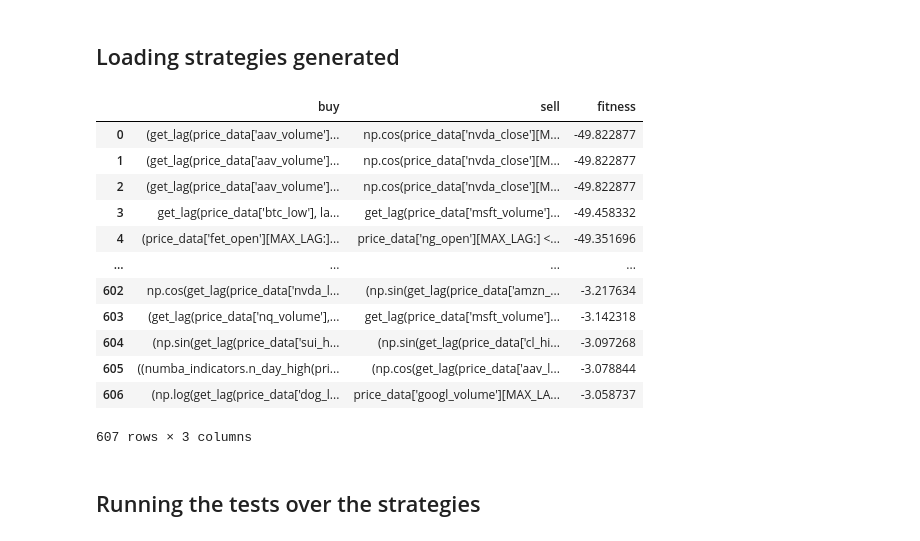
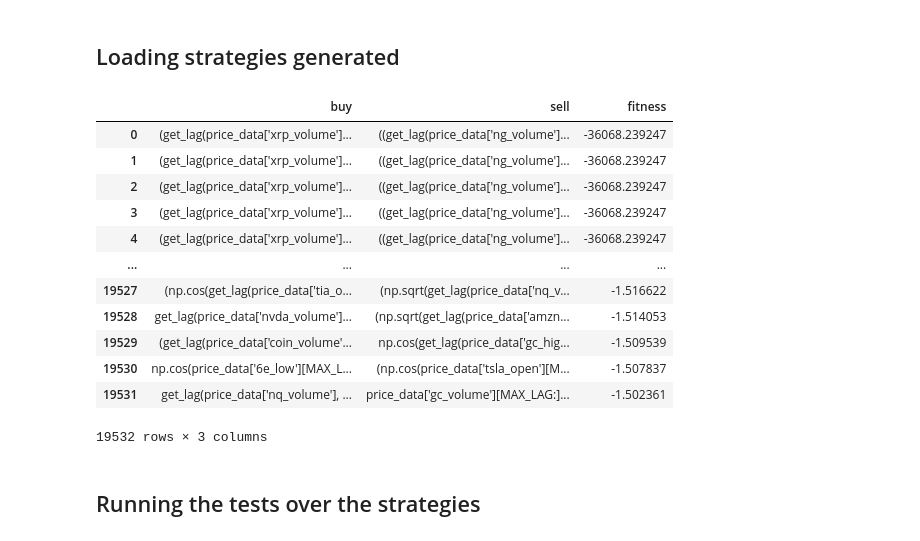
Before and after one commit to VaheC/PonyGE2, a Jupyter notebook: testing_inst_ind_comb_numba.ipynb, the cells around one changed output. Saved outputs shown, nothing was run; the diff lists cells and outputs as text; code cells hidden in the pictures.

```diff
--- a/testing_inst_ind_comb_numba.ipynb
+++ b/testing_inst_ind_comb_numba.ipynb
@@ -1053,26 +1490,33 @@ df_52w.head()
 ## Loading strategies generated
 # %%
 strategy_file_path = Path(r'C:/\Users/\vchar/\OneDrive/\Desktop/\ML Projects/\Upwork/\AlgoT_ML_Dev/\GrammarEvolution/\PonyGE2/\derived_strategies/\ge_results_inst_ind_comb_numba.csv')
+strategy_file_path = Path(r"C:/\Users/\vchar/\Downloads/\ge_results (2).csv")
 
-df_str = pd.read_csv(strategy_file_path)
-df_str = df_str[(df_str['fitness'] < 0) & (df_str['fitness'] < -3) & (df_str['fitness'] > -50)]
+try:
+    df_str = pd.read_csv(strategy_file_path)
+except:
+    df_str = pd.read_csv(strategy_file_path, sep=';')
+
+# df_str = df_str[(df_str['fitness'] < 0) & (df_str['fitness'] < -3) & (df_str['fitness'] > -50)]
+df_str = df_str[(df_str['fitness'] < 0) & (df_str['fitness'] <= -1.5)]
+df_str = df_str[~df_str.duplicated()]
 df_str.sort_values('fitness', ascending=True, inplace=True)
 df_str.reset_index(drop=True, inplace=True)
 df_str
 # %% [output]
 |  | buy | sell | fitness |
-| 0 | (get_lag(price_data['aav_volume']... | np.cos(price_data['nvda_close'][M... | -49.822877 |
-| 1 | (get_lag(price_data['aav_volume']... | np.cos(price_data['nvda_close'][M... | -49.822877 |
-| 2 | (get_lag(price_data['aav_volume']... | np.cos(price_data['nvda_close'][M... | -49.822877 |
-| 3 | get_lag(price_data['btc_low'], la... | get_lag(price_data['msft_volume']... | -49.458332 |
-| 4 | (price_data['fet_open'][MAX_LAG:]... | price_data['ng_open'][MAX_LAG:] <... | -49.351696 |
+| 0 | (get_lag(price_data['xrp_volume']... | ((get_lag(price_data['ng_volume']... | -36068.239247 |
+| 1 | (get_lag(price_data['xrp_volume']... | ((get_lag(price_data['ng_volume']... | -36068.239247 |
+| 2 | (get_lag(price_data['xrp_volume']... | ((get_lag(price_data['ng_volume']... | -36068.239247 |
+| 3 | (get_lag(price_data['xrp_volume']... | ((get_lag(price_data['ng_volume']... | -36068.239247 |
+| 4 | (get_lag(price_data['xrp_volume']... | ((get_lag(price_data['ng_volume']... | -36068.239247 |
 | ... | ... | ... | ... |
-| 602 | np.cos(get_lag(price_data['nvda_l... | (np.sin(get_lag(price_data['amzn_... | -3.217634 |
-| 603 | (get_lag(price_data['nq_volume'],... | get_lag(price_data['msft_volume']... | -3.142318 |
-| 604 | (np.sin(get_lag(price_data['sui_h... | (np.sin(get_lag(price_data['cl_hi... | -3.097268 |
-| 605 | ((numba_indicators.n_day_high(pri... | (np.cos(get_lag(price_data['aav_l... | -3.078844 |
-| 606 | (np.log(get_lag(price_data['dog_l... | price_data['googl_volume'][MAX_LA... | -3.058737 |
+| 19527 | (np.cos(get_lag(price_data['tia_o... | (np.sqrt(get_lag(price_data['nq_v... | -1.516622 |
+| 19528 | get_lag(price_data['nvda_volume']... | (np.sqrt(get_lag(price_data['amzn... | -1.514053 |
+| 19529 | (get_lag(price_data['coin_volume'... | np.cos(get_lag(price_data['gc_hig... | -1.509539 |
+| 19530 | np.cos(price_data['6e_low'][MAX_L... | (np.cos(price_data['tsla_open'][M... | -1.507837 |
+| 19531 | get_lag(price_data['nq_volume'], ... | price_data['gc_volume'][MAX_LAG:]... | -1.502361 |
-607 rows × 3 columns
+19532 rows × 3 columns
 # %% [markdown]
 ## Running the tests over the strategies
 # %%
```
Also changed, not shown: parts of 38 cells of this notebook.
